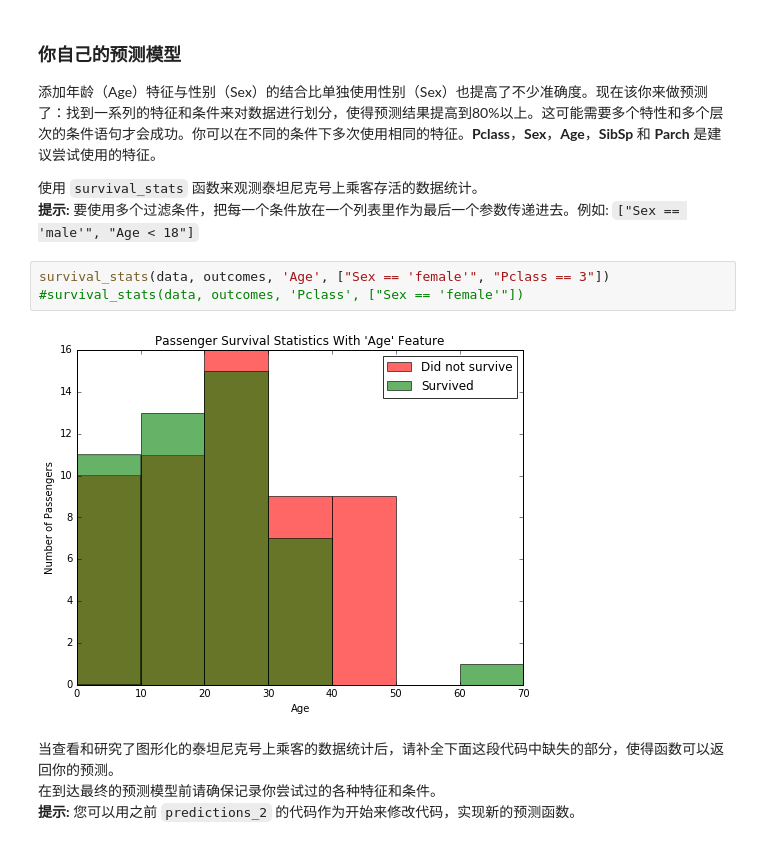
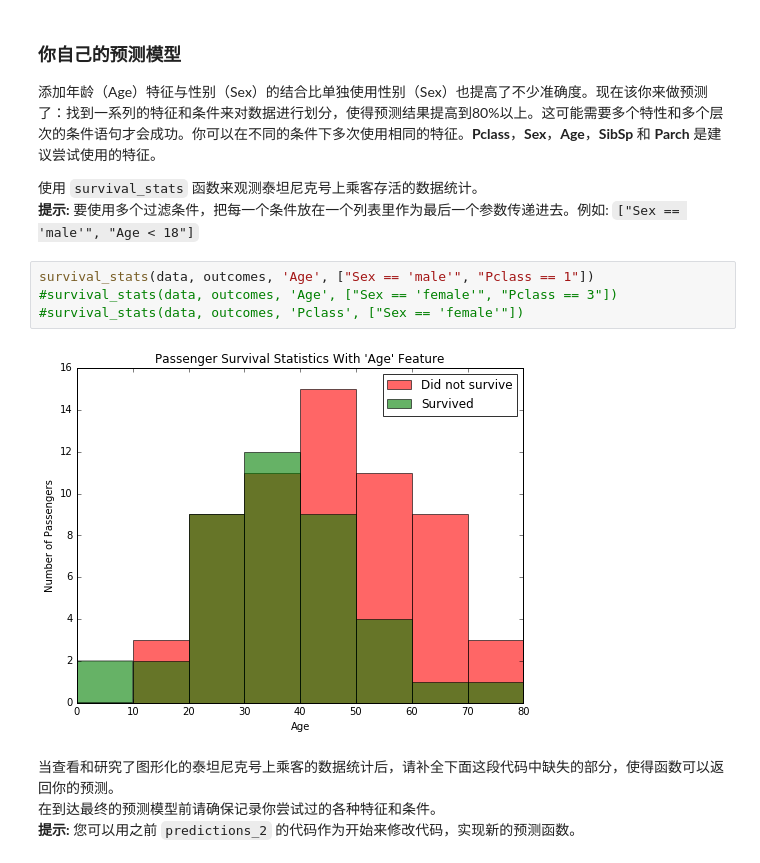
Before and after one commit to blackantchen/titanic_survival_exploration, a Jupyter notebook: titanic_survival_exploration.ipynb, the cells around one changed output. Saved outputs shown, nothing was run; the diff lists cells and outputs as text.

```diff
--- a/titanic_survival_exploration.ipynb
+++ b/titanic_survival_exploration.ipynb
@@ -233,10 +234,11 @@ Predictions have an accuracy of 79.35%.
 使用 `survival_stats` 函数来观测泰坦尼克号上乘客存活的数据统计。
 **提示:** 要使用多个过滤条件，把每一个条件放在一个列表里作为最后一个参数传递进去。例如: `["Sex == 'male'", "Age < 18"]`
 # %%
-survival_stats(data, outcomes, 'Age', ["Sex == 'female'", "Pclass == 3"])
+survival_stats(data, outcomes, 'Age', ["Sex == 'male'", "Pclass == 1"])
+#survival_stats(data, outcomes, 'Age', ["Sex == 'female'", "Pclass == 3"])
 #survival_stats(data, outcomes, 'Pclass', ["Sex == 'female'"])
 # %% [output]
-[figure, old version]
+[figure, new version]
 # %% [markdown]
 当查看和研究了图形化的泰坦尼克号上乘客的数据统计后，请补全下面这段代码中缺失的部分，使得函数可以返回你的预测。
 在到达最终的预测模型前请确保记录你尝试过的各种特征和条件。
```
Also changed, not shown: parts of 5 cells of this notebook, 1 other file.
